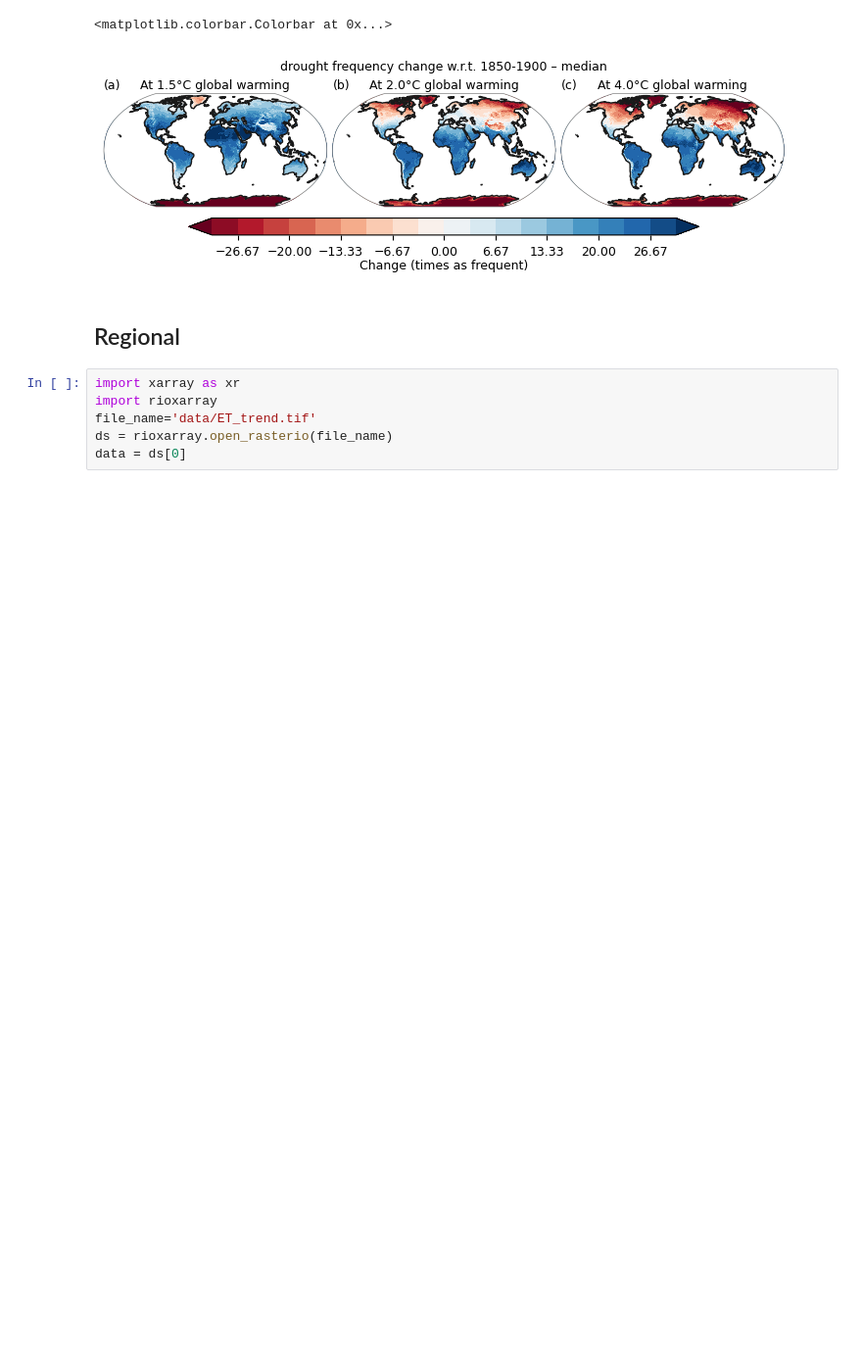
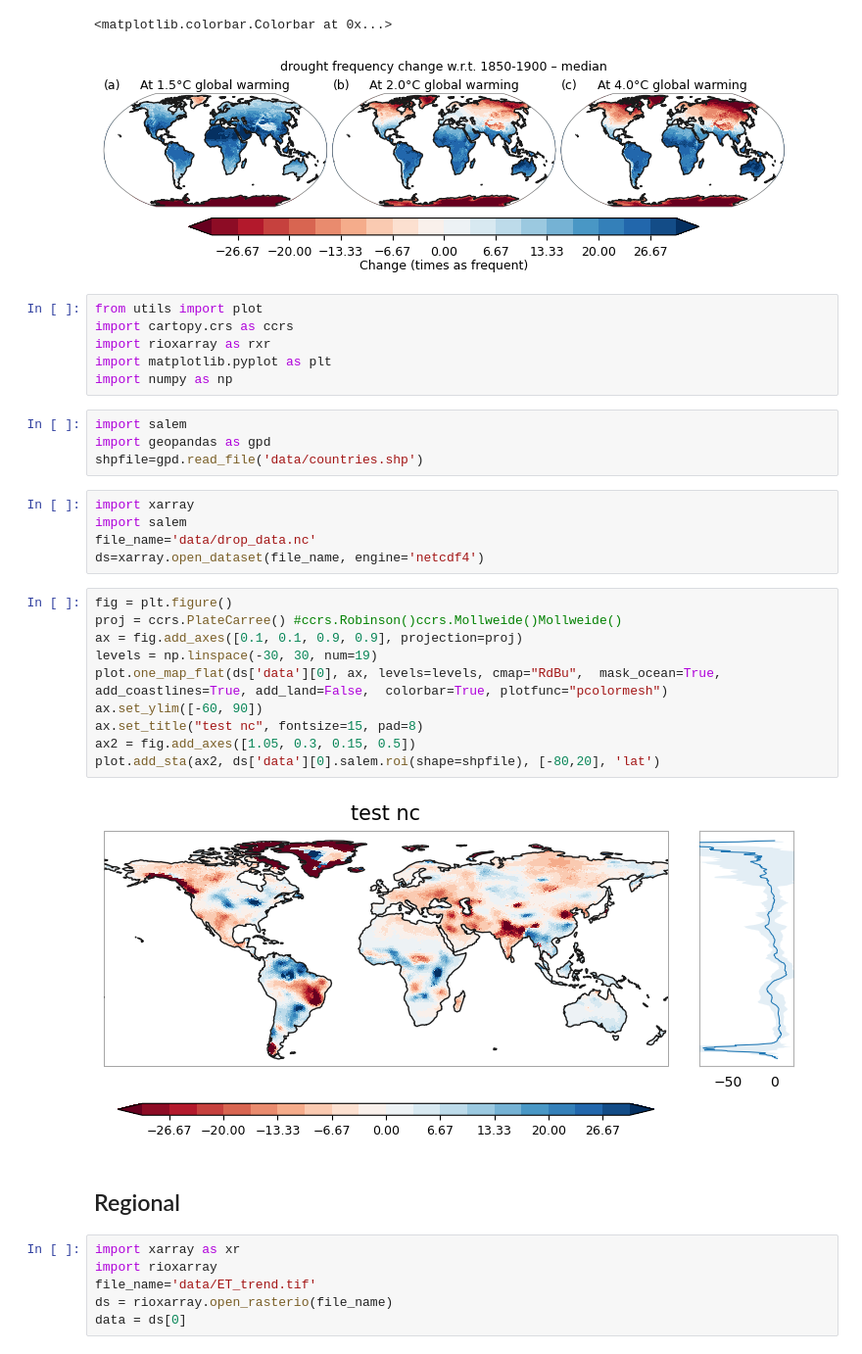
Before and after one commit to GISWLH/plot-function, a Jupyter notebook: plotbook.ipynb, the cells around one changed output. Shown at 98% size. Drawn from its saved outputs; the diff is of its cells as text; blank space fills up the shorter version.

```diff
--- a/plotbook.ipynb
+++ b/plotbook.ipynb
@@ -100,6 +100,33 @@ plot.at_warming_level_one(at_warming_c=at_warming_c, unit="Change (times as freq
 # %% [output]
 <matplotlib.colorbar.Colorbar at 0x...>
 [figure]
+# %%
+from utils import plot
+import cartopy.crs as ccrs
+import rioxarray as rxr
+import matplotlib.pyplot as plt
+import numpy as np
+# %%
+import salem
+import geopandas as gpd
+shpfile=gpd.read_file('data/countries.shp')
+# %%
+import xarray
+import salem
+file_name='data/drop_data.nc'
+ds=xarray.open_dataset(file_name, engine='netcdf4')
+# %%
+fig = plt.figure()
+proj = ccrs.PlateCarree() #ccrs.Robinson()ccrs.Mollweide()Mollweide()
+ax = fig.add_axes([0.1, 0.1, 0.9, 0.9], projection=proj)
+levels = np.linspace(-30, 30, num=19)
+plot.one_map_flat(ds['data'][0], ax, levels=levels, cmap="RdBu",  mask_ocean=True, add_coastlines=True, add_land=False,  colorbar=True, plotfunc="pcolormesh")
+ax.set_ylim([-60, 90])
+ax.set_title("test nc", fontsize=15, pad=8)
+ax2 = fig.add_axes([1.05, 0.3, 0.15, 0.5])
+plot.add_sta(ax2, ds['data'][0].salem.roi(shape=shpfile), [-80,20], 'lat')
+# %% [output]
+[figure, added]
 # %% [markdown]
 ## Regional
 # %%
```
